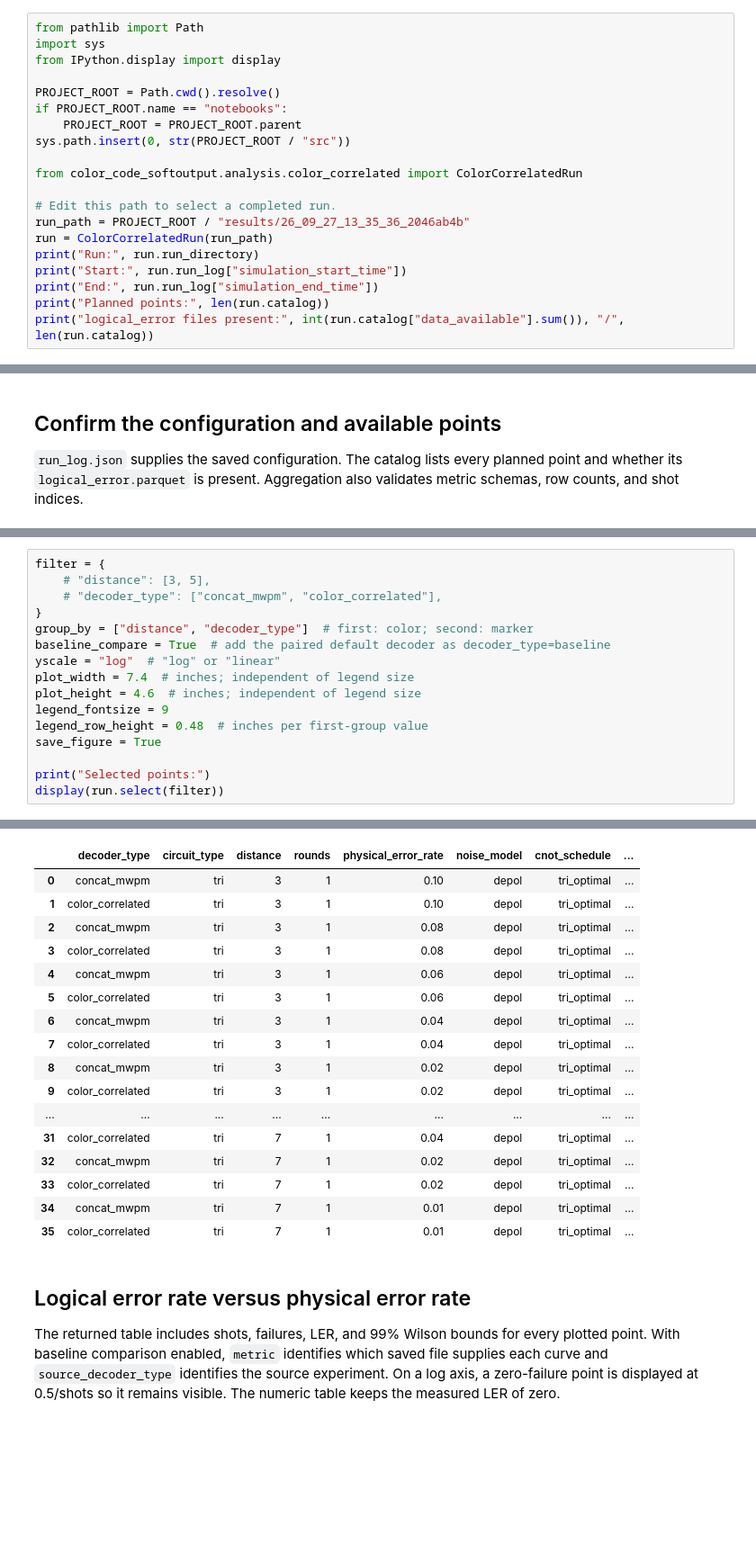
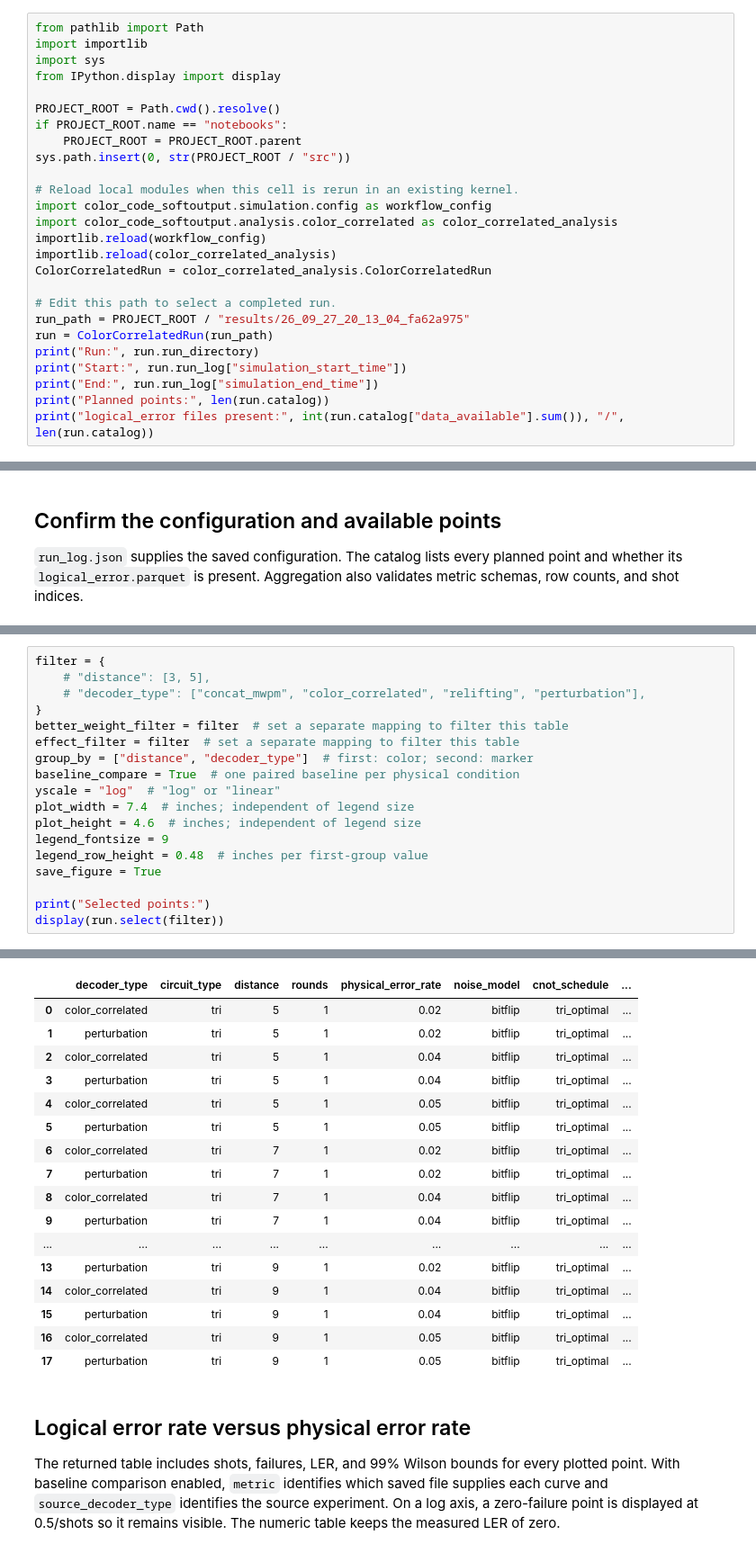
Before and after one commit to AKTKN/color_code_softoutput, a Jupyter notebook: notebooks/color_correlated_decoding.ipynb, the cells around one changed output, grey strips where cells are left out. Shown at 90% size. Drawn from its saved outputs; the diff is of its cells as text; blank space fills up the shorter version.

```diff
--- a/notebooks/color_correlated_decoding.ipynb
+++ b/notebooks/color_correlated_decoding.ipynb
@@ -4,6 +4,7 @@
 This notebook reads an existing canonical YAML run. It does not run a simulation. Set `run_path`, `filter`, and `group_by` below. The first `group_by` field controls line color; the second controls marker shape. Up to two fields are supported. The boxed legend occupies its own top region, while the main plotting area has a fixed physical size. Confidence bands are 99% Wilson intervals.
 # %%
 from pathlib import Path
+import importlib
 import sys
 from IPython.display import display
 
@@ -12,10 +13,15 @@ if PROJECT_ROOT.name == "notebooks":
     PROJECT_ROOT = PROJECT_ROOT.parent
 sys.path.insert(0, str(PROJECT_ROOT / "src"))
 
-from color_code_softoutput.analysis.color_correlated import ColorCorrelatedRun
+# Reload local modules when this cell is rerun in an existing kernel.
+import color_code_softoutput.simulation.config as workflow_config
+import color_code_softoutput.analysis.color_correlated as color_correlated_analysis
+importlib.reload(workflow_config)
+importlib.reload(color_correlated_analysis)
+ColorCorrelatedRun = color_correlated_analysis.ColorCorrelatedRun
 
 # Edit this path to select a completed run.
-run_path = PROJECT_ROOT / "results/26_09_27_13_35_36_2046ab4b"
+run_path = PROJECT_ROOT / "results/26_09_27_20_13_04_fa62a975"
 run = ColorCorrelatedRun(run_path)
 print("Run:", run.run_directory)
 print("Start:", run.run_log["simulation_start_time"])
@@ -77,38 +83,40 @@ Use scalar or list values in `filter`, for example `{"distance": [3, 5], "noise_
 # %%
 filter = {
     # "distance": [3, 5],
-    # "decoder_type": ["concat_mwpm", "color_correlated"],
+    # "decoder_type": ["concat_mwpm", "color_correlated", "relifting", "perturbation"],
 }
+better_weight_filter = filter  # set a separate mapping to filter this table
+effect_filter = filter  # set a separate mapping to filter this table
 group_by = ["distance", "decoder_type"]  # first: color; second: marker
-baseline_compare = True  # add the paired default decoder as decoder_type=baseline
+baseline_compare = True  # one paired baseline per physical condition
 yscale = "log"  # "log" or "linear"
 plot_width = 7.4  # inches; independent of legend size
 plot_height = 4.6  # inches; independent of legend size
 legend_fontsize = 9
 legend_row_height = 0.48  # inches per first-group value
 save_figure = True
 
 print("Selected points:")
 display(run.select(filter))
 # %% [output]
 Selected points:
 |  | decoder_type | circuit_type | distance | rounds | physical_error_rate | noise_model | cnot_schedule | ... |
-| 0 | concat_mwpm | tri | 3 | 1 | 0.10 | depol | tri_optimal | ... |
-| 1 | color_correlated | tri | 3 | 1 | 0.10 | depol | tri_optimal | ... |
-| 2 | concat_mwpm | tri | 3 | 1 | 0.08 | depol | tri_optimal | ... |
-| 3 | color_correlated | tri | 3 | 1 | 0.08 | depol | tri_optimal | ... |
-| 4 | concat_mwpm | tri | 3 | 1 | 0.06 | depol | tri_optimal | ... |
-| 5 | color_correlated | tri | 3 | 1 | 0.06 | depol | tri_optimal | ... |
-| 6 | concat_mwpm | tri | 3 | 1 | 0.04 | depol | tri_optimal | ... |
-| 7 | color_correlated | tri | 3 | 1 | 0.04 | depol | tri_optimal | ... |
-| 8 | concat_mwpm | tri | 3 | 1 | 0.02 | depol | tri_optimal | ... |
-| 9 | color_correlated | tri | 3 | 1 | 0.02 | depol | tri_optimal | ... |
+| 0 | color_correlated | tri | 5 | 1 | 0.02 | bitflip | tri_optimal | ... |
+| 1 | perturbation | tri | 5 | 1 | 0.02 | bitflip | tri_optimal | ... |
+| 2 | color_correlated | tri | 5 | 1 | 0.04 | bitflip | tri_optimal | ... |
+| 3 | perturbation | tri | 5 | 1 | 0.04 | bitflip | tri_optimal | ... |
+| 4 | color_correlated | tri | 5 | 1 | 0.05 | bitflip | tri_optimal | ... |
+| 5 | perturbation | tri | 5 | 1 | 0.05 | bitflip | tri_optimal | ... |
+| 6 | color_correlated | tri | 7 | 1 | 0.02 | bitflip | tri_optimal | ... |
+| 7 | perturbation | tri | 7 | 1 | 0.02 | bitflip | tri_optimal | ... |
+| 8 | color_correlated | tri | 7 | 1 | 0.04 | bitflip | tri_optimal | ... |
+| 9 | perturbation | tri | 7 | 1 | 0.04 | bitflip | tri_optimal | ... |
 | ... | ... | ... | ... | ... | ... | ... | ... | ... |
-| 31 | color_correlated | tri | 7 | 1 | 0.04 | depol | tri_optimal | ... |
-| 32 | concat_mwpm | tri | 7 | 1 | 0.02 | depol | tri_optimal | ... |
-| 33 | color_correlated | tri | 7 | 1 | 0.02 | depol | tri_optimal | ... |
-| 34 | concat_mwpm | tri | 7 | 1 | 0.01 | depol | tri_optimal | ... |
-| 35 | color_correlated | tri | 7 | 1 | 0.01 | depol | tri_optimal | ... |
+| 13 | perturbation | tri | 9 | 1 | 0.02 | bitflip | tri_optimal | ... |
+| 14 | color_correlated | tri | 9 | 1 | 0.04 | bitflip | tri_optimal | ... |
+| 15 | perturbation | tri | 9 | 1 | 0.04 | bitflip | tri_optimal | ... |
+| 16 | color_correlated | tri | 9 | 1 | 0.05 | bitflip | tri_optimal | ... |
+| 17 | perturbation | tri | 9 | 1 | 0.05 | bitflip | tri_optimal | ... |
 # %% [markdown]
 ## Logical error rate versus physical error rate
 
```
Also changed, not shown: parts of 7 cells of this notebook, 55 other files.
